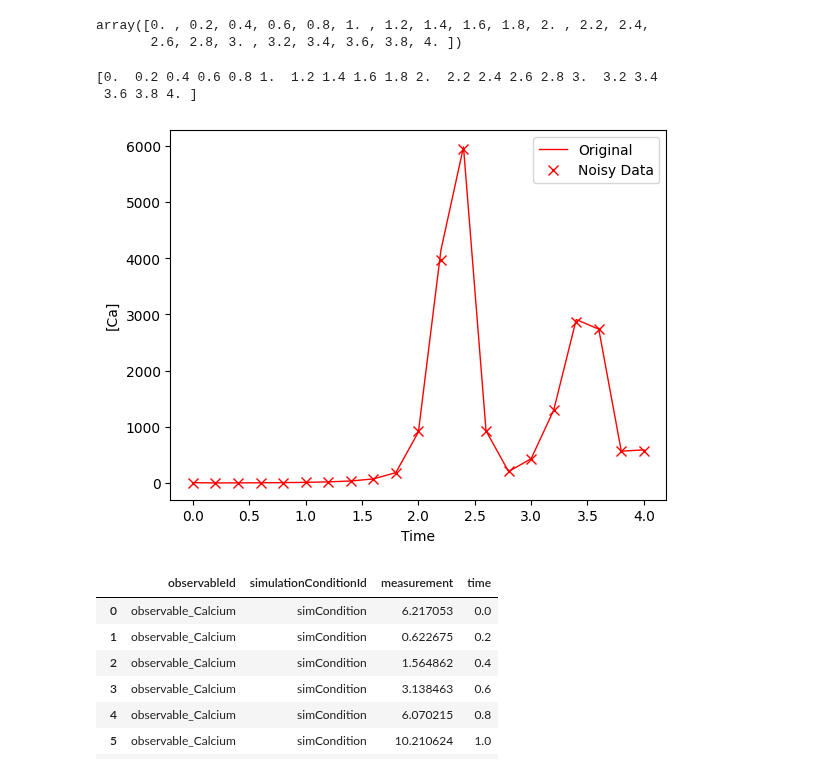
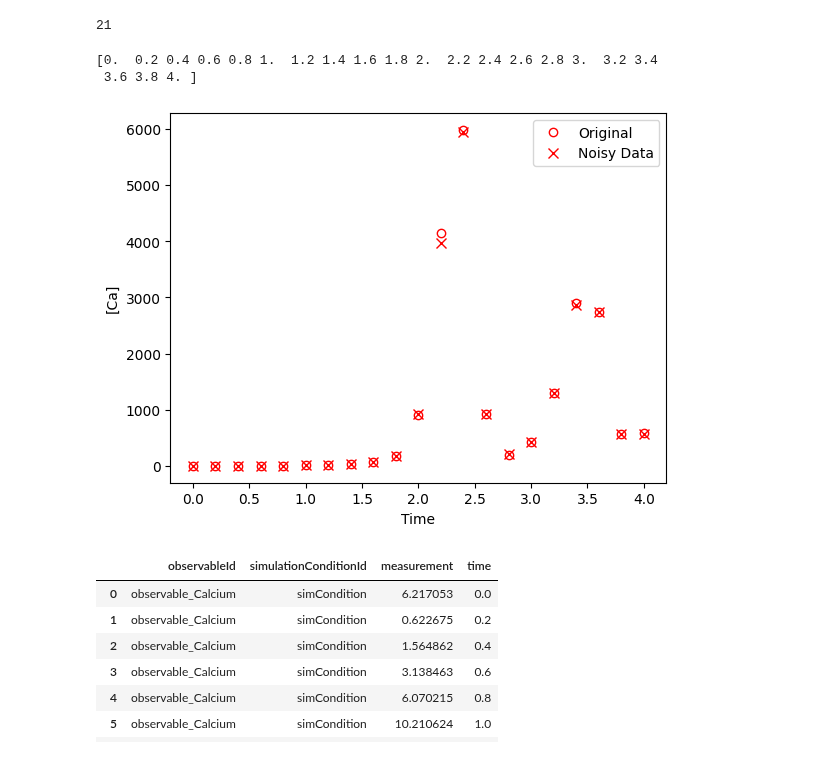
Before and after one commit to LarkinIt/BayesianBenchmark, a Jupyter notebook: Calcium_Oscillate/generate_calcium_data.ipynb, the cells around one changed output. Saved outputs shown, nothing was run; the diff lists cells and outputs as text; code cells hidden in the pictures.

```diff
--- a/Calcium_Oscillate/generate_calcium_data.ipynb
+++ b/Calcium_Oscillate/generate_calcium_data.ipynb
@@ -15,11 +15,10 @@ DURATION = 4
 NOISE = 0.02 # % Gaussian noise (range is 0-1)
 N_PTS = DURATION * 1000 + 1
 T_PTS = np.arange(0,4.2, 0.2).astype(float)#[0,0.1,0.25,0.5,0.75,1,1.25,1.5,1.75,2,2.25,2.5,3,3.25,3.5,4]
-# %%
-T_PTS
-# %% [output]
-array([0. , 0.2, 0.4, 0.6, 0.8, 1. , 1.2, 1.4, 1.6, 1.8, 2. , 2.2, 2.4,
-       2.6, 2.8, 3. , 3.2, 3.4, 3.6, 3.8, 4. ])
+# %%
+len(T_PTS)
+# %% [output]
+21
 # %%
 def gaussian_noise(x,std,mu=0):
     noise = np.random.normal(mu, std, size = x.shape)
@@ -46,13 +45,13 @@ noisy_data = gaussian_noise(select_prod_traj, std)
  3.6 3.8 4. ]
 # %%
 plt.figure(dpi=100)
-plt.plot(ts_data, prod_traj, 'r-', lw=1, label="Original")
+plt.plot(ts_data, prod_traj, 'ro', markeredgecolor="r", markerfacecolor="none", lw=1, label="Original")
 plt.plot(T_PTS, noisy_data, 'rx', markersize=7, label="Noisy Data")
 plt.legend()
 plt.xlabel("Time");
 plt.ylabel("[Ca]");
 # %% [output]
-[figure, old version]
+[figure, new version]
 # %%
 N_DATA = len(T_PTS)
 # Save for later
```
Also changed, not shown: 1 other file.
